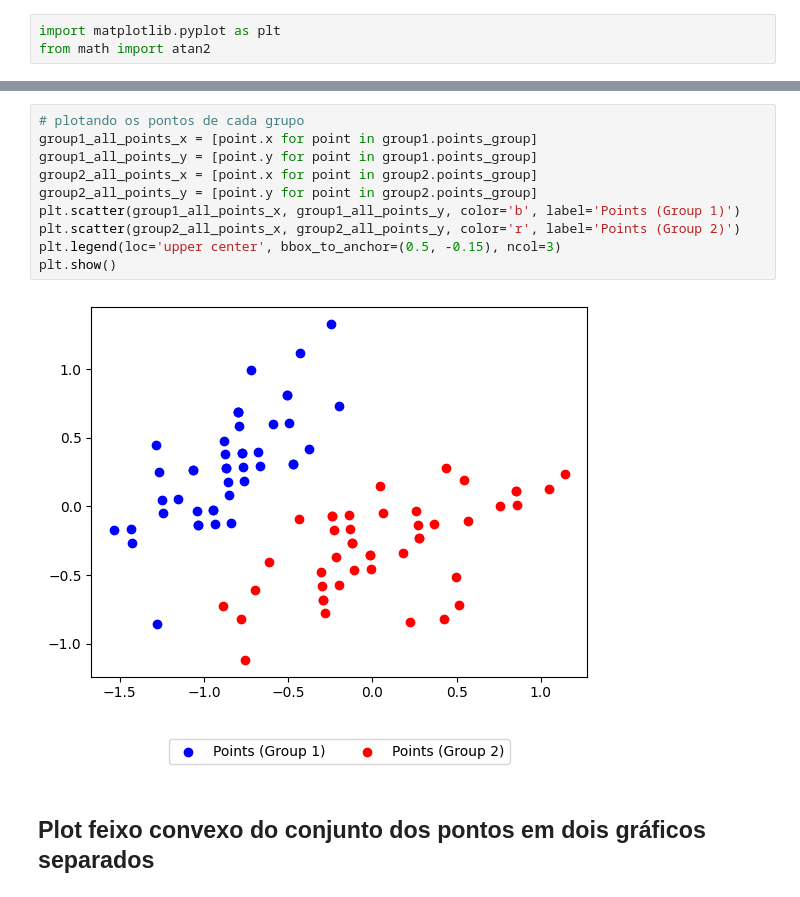
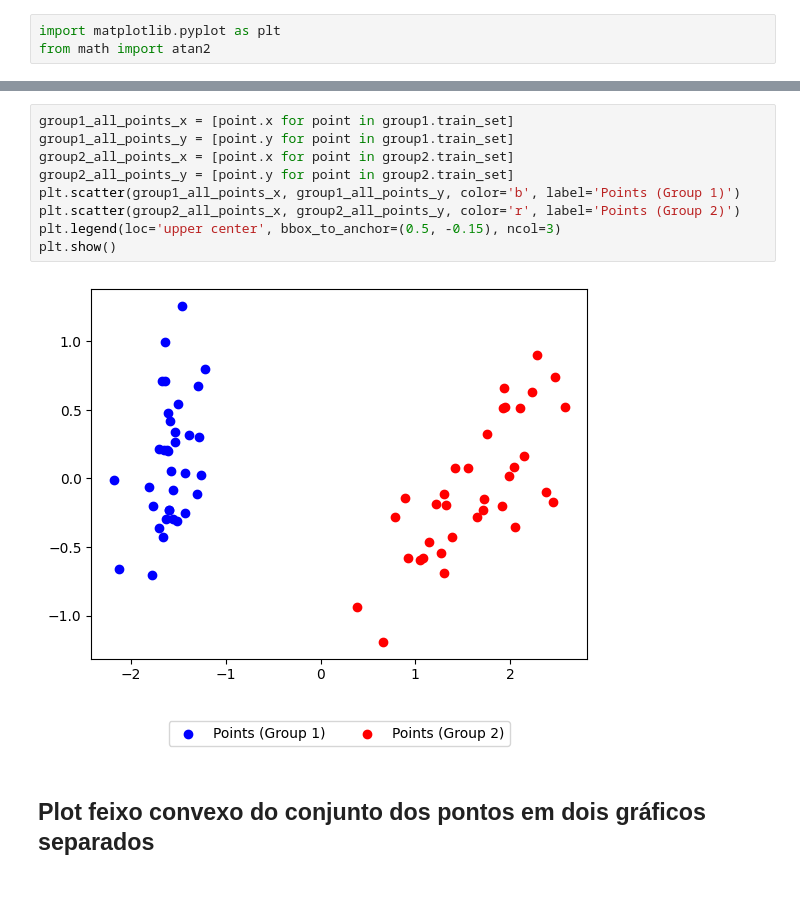
Before and after one commit to LeoOMaia/ALG-2, a Jupyter notebook: trabson.ipynb, the cells around one changed output, grey strips where cells are left out. Saved outputs shown, nothing was run; the diff lists cells and outputs as text.

```diff
--- a/trabson.ipynb
+++ b/trabson.ipynb
@@ -91,15 +109,14 @@ group1, group2 = perform_pca_and_plot(datafile)
 # %%
-# plotando os pontos de cada grupo
-group1_all_points_x = [point.x for point in group1.points_group]
-group1_all_points_y = [point.y for point in group1.points_group]
-group2_all_points_x = [point.x for point in group2.points_group]
-group2_all_points_y = [point.y for point in group2.points_group]
+group1_all_points_x = [point.x for point in group1.train_set]
+group1_all_points_y = [point.y for point in group1.train_set]
+group2_all_points_x = [point.x for point in group2.train_set]
+group2_all_points_y = [point.y for point in group2.train_set]
 plt.scatter(group1_all_points_x, group1_all_points_y, color='b', label='Points (Group 1)')
 plt.scatter(group2_all_points_x, group2_all_points_y, color='r', label='Points (Group 2)')
 plt.legend(loc='upper center', bbox_to_anchor=(0.5, -0.15), ncol=3)
 plt.show()
 # %% [output]
-[figure, old version]
+[figure, new version]
 # %% [markdown]
 ## Plot feixo convexo do conjunto dos pontos em dois gráficos separados
 # %%
```
Also changed, not shown: parts of 7 cells of this notebook.
